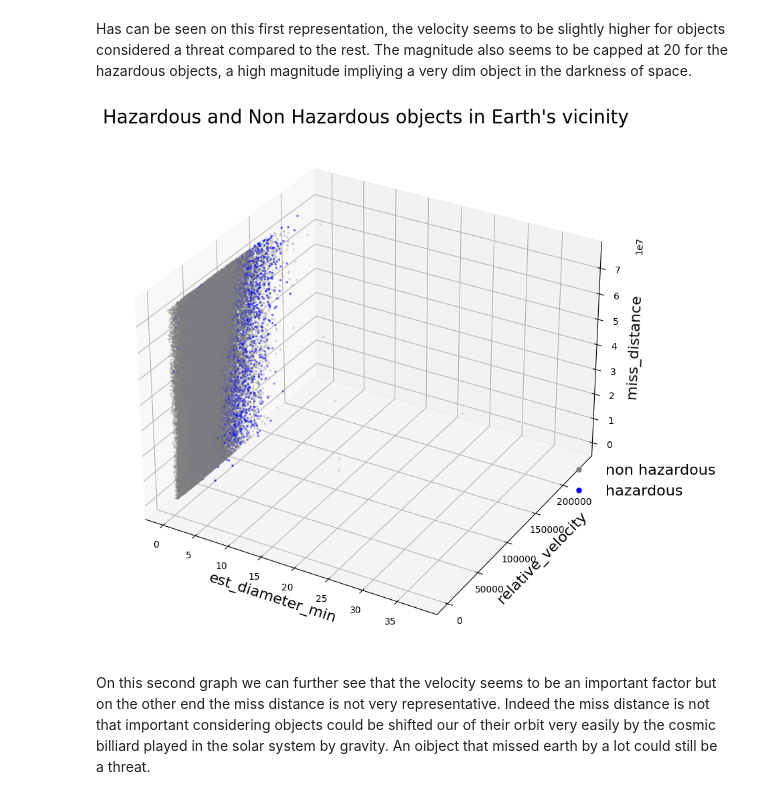
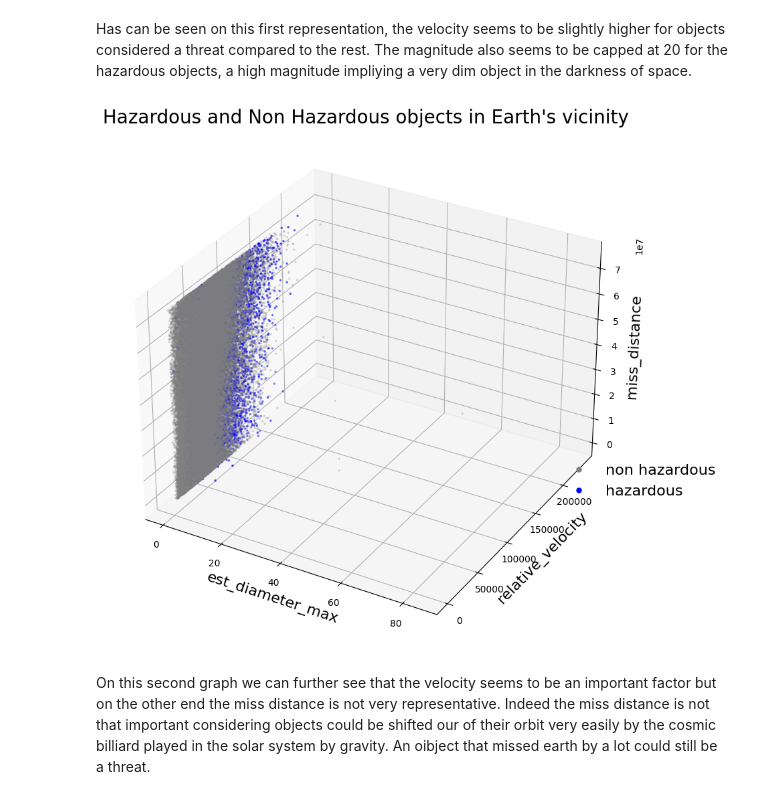
Before and after one commit to Sefray/ptml_project, a Jupyter notebook: nasa-ptml.ipynb, the cells around one changed output. Drawn from its saved outputs; the diff is of its cells as text; code cells hidden in the pictures.

```diff
--- a/nasa-ptml.ipynb
+++ b/nasa-ptml.ipynb
@@ -155,0 +161,2 @@ fig= sns.pairplot(df_stat[["est_diameter_min","est_diameter_max","relative_veloc
+# %%
+df_stat = df.drop(['est_diameter_min'], axis=1)
@@ -214,3 +237,6 @@ dipslay_corr(df_hazard_only, corr_only_hazardous)
 ### Dimension Reduction
 
 It seems some variables are more important than other. Let's see how much information we can keep while reducing the dimension.
+# %%
+X = df.drop(columns=["hazardous"])
+Y = df["hazardous"]
@@ -217,4 +259,15 @@ It seems some variables are more important than other. Let's see how much inform
 # %%
+X = df[
+    [
+        "est_diameter_max",
+        "relative_velocity",
+        "miss_distance",
+        "absolute_magnitude",
+    ]
+]
+y = df["hazardous"]
+
+
 # Scale the X
 scaler = StandardScaler()
 scaler.fit(X)
@@ -342,9 +389,9 @@ show3D_data(df_stat, "est_diameter_max", "relative_velocity", "absolute_magnitud
 # %% [markdown]
 Has can be seen on this first representation, the velocity seems to be slightly higher for objects considered a threat compared to the rest. The magnitude also seems to be capped at 20 for the hazardous objects, a high magnitude impliying a very dim object in the darkness of space.
 # %%
-show3D_data(df_stat, "est_diameter_min", "relative_velocity", "miss_distance")
+show3D_data(df_stat, "est_diameter_max", "relative_velocity", "miss_distance")
 # %% [output]
-[figure, old version]
+[figure, new version]
 # %% [markdown]
 On this second graph we can further see that the velocity seems to be an important factor but on the other end the miss distance is not very representative. Indeed the miss distance is not that important considering objects could be shifted our of their orbit very easily by the cosmic billiard played in the solar system by gravity. An oibject that missed earth by a lot could still be a threat.
 # %% [markdown]
```
Also changed, not shown: parts of 22 cells of this notebook.
